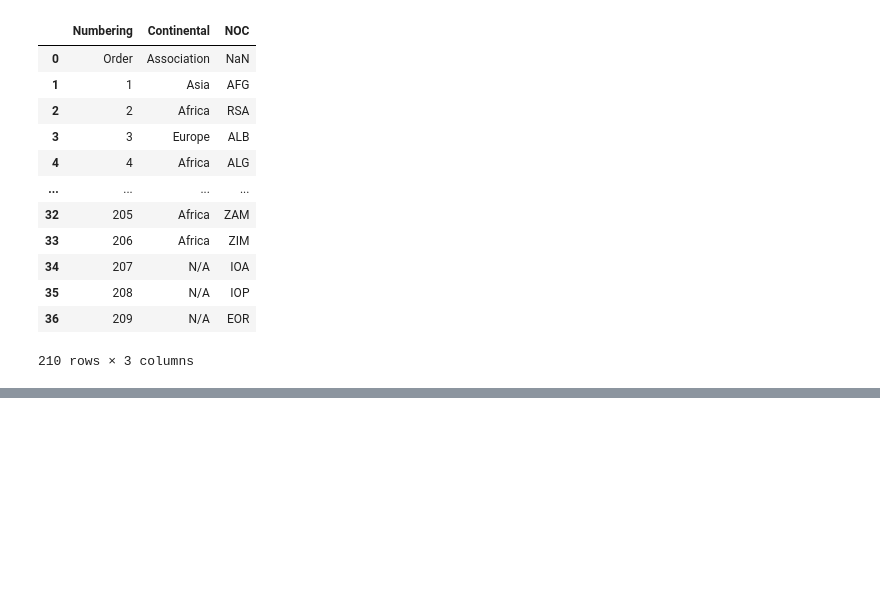
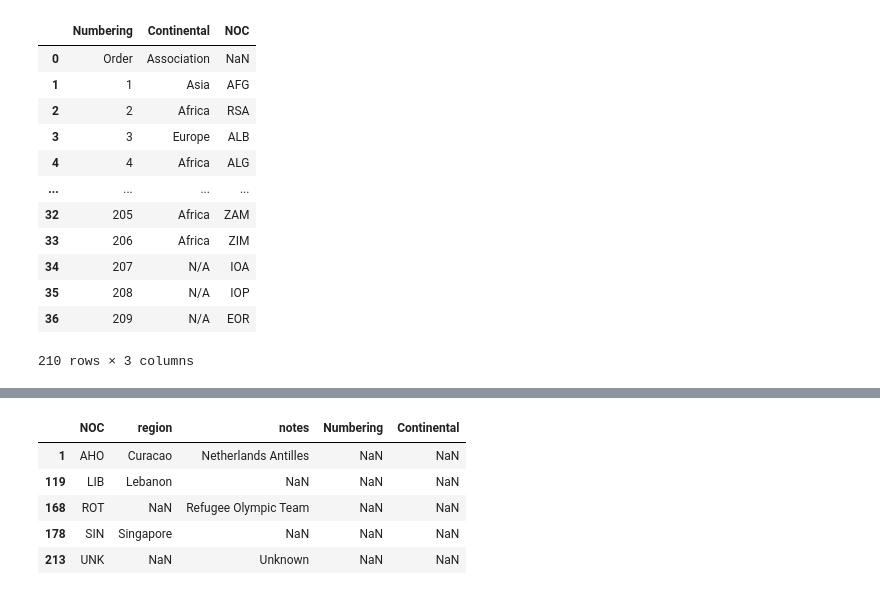
Before and after one commit to DSAI-K64-20212-Project/Data-Visualization, a Jupyter notebook: Data_look.ipynb, the cells around one changed output, grey strips where cells are left out. Cells and saved outputs as stored; diff of their text form; code cells hidden in the pictures; blank space fills up the shorter version.

```diff
--- a/Data_look.ipynb
+++ b/Data_look.ipynb
@@ -152,3 +202,21 @@ new_noc = noc_region_df.merge(df_out, how='left', left_on= 'NOC', right_on = 'NO
+# %%
+test = new_noc[new_noc['Continental'].isnull()]
+test_noc = new_noc.dropna(axis = 0, subset = ['Continental'])
+# %%
+for row in new_noc.iterrows():
+    index = row[0]
+    if len(test_noc[test_noc['region'] == row[1].region].Continental.values) > 0:
+        row[1].Continental = test_noc[test_noc['region'] == row[1].region].Continental.values[0]
+    else:
+        pass
+new_noc[new_noc['Continental'].isnull()]
+# %% [output]
+|  | NOC | region | notes | Numbering | Continental |
+| 1 | AHO | Curacao | Netherlands Antilles | NaN | NaN |
+| 119 | LIB | Lebanon | NaN | NaN | NaN |
+| 168 | ROT | NaN | Refugee Olympic Team | NaN | NaN |
+| 178 | SIN | Singapore | NaN | NaN | NaN |
+| 213 | UNK | NaN | Unknown | NaN | NaN |
 # %%
 new_noc.drop('Numbering', axis = 1)
 # %% [output]
```
Also changed, not shown: parts of 7 cells of this notebook, 3 other files.
